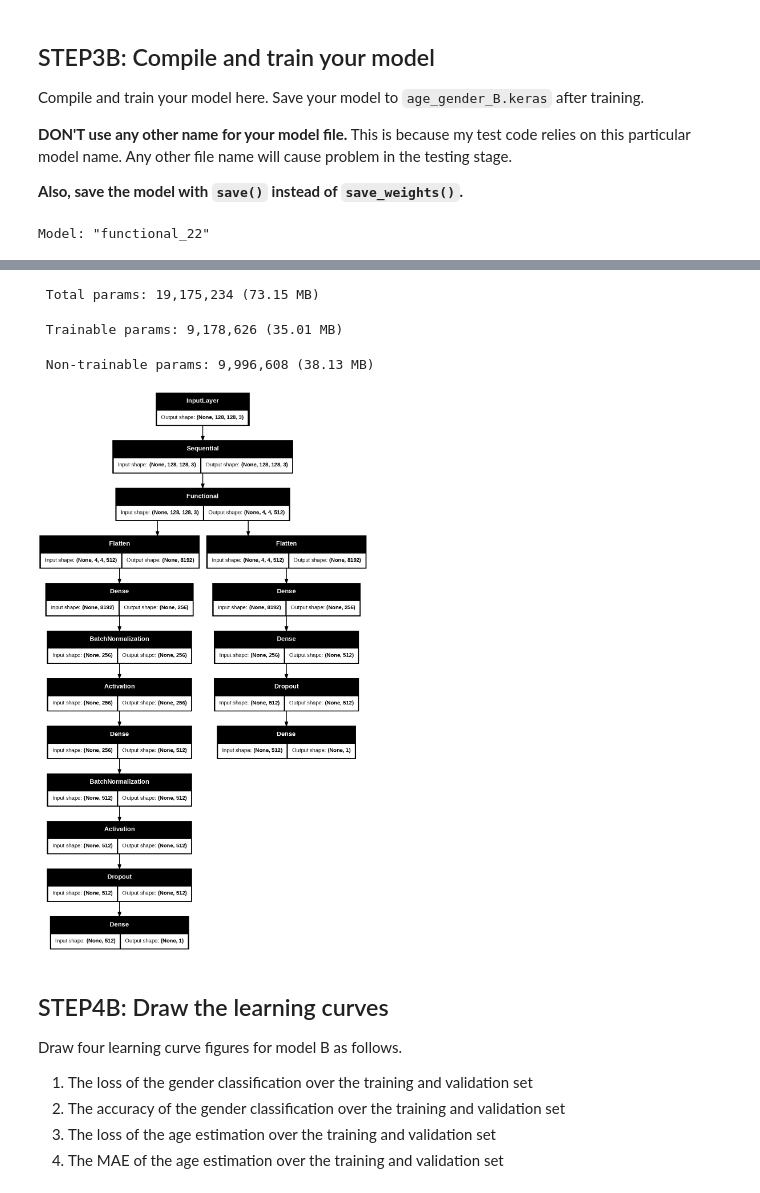
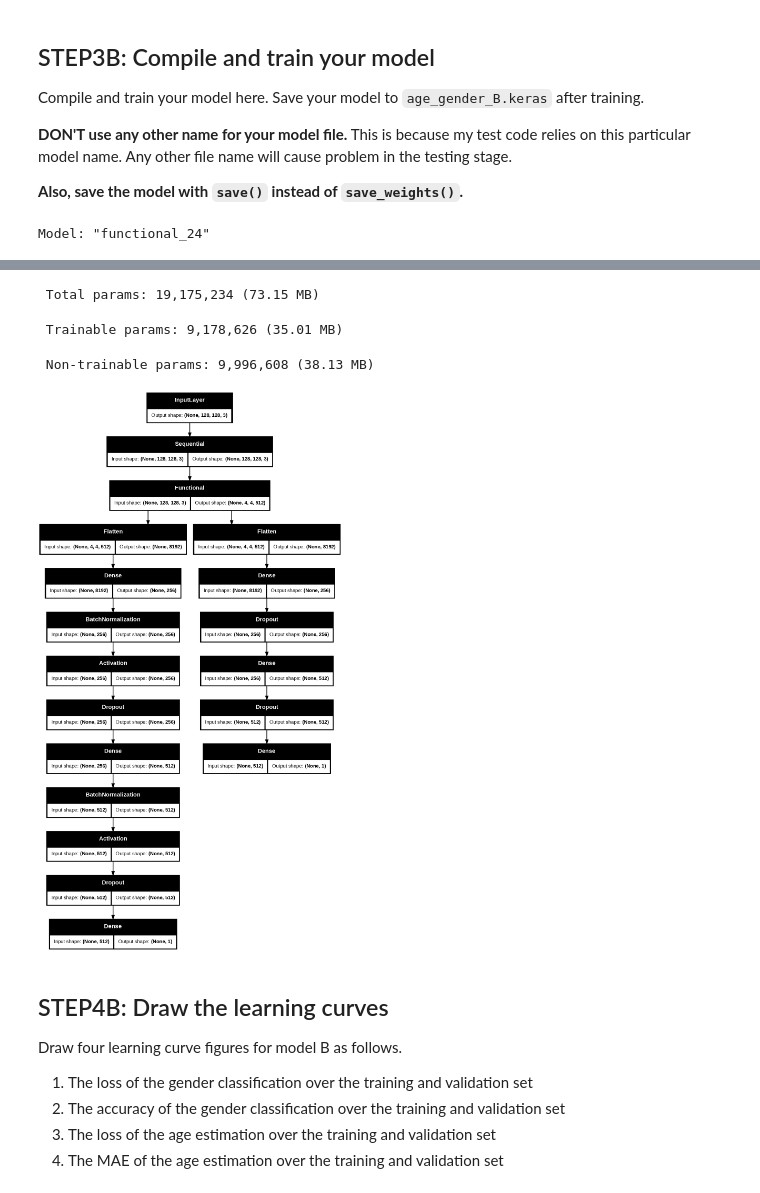
Before and after one commit to omarriyaz/age_gender_estimation_CNN, a Jupyter notebook: age_gender_submit.ipynb, the cells around one changed output, grey strips where cells are left out. Saved outputs shown, nothing was run; the diff lists cells and outputs as text; code cells hidden in the pictures.

Commit message:
BETTER GRAPHS V2

```diff
--- a/age_gender_submit.ipynb
+++ b/age_gender_submit.ipynb
@@ -502,6 +502,10 @@ age = layers.Flatten()(shared_layer)
 
 # Dense layers for Gender
 gender = Dense(256, use_bias=False, kernel_regularizer=l2(0.001), activation = 'relu')(gender)
+
+# Dropout for Age
+gender = Dropout(0.3)(gender)
+
 gender = Dense(512, use_bias=False, kernel_regularizer=l2(0.001), activation = 'relu')(gender)
 gender = Dropout(0.5)(gender)
 
@@ -531,7 +535,7 @@ modelB.summary()
 from tensorflow.keras.utils import plot_model
 plot_model(modelB, show_shapes=True,dpi=100)
 # %% [output]
-Model: "functional_22"
+Model: "functional_24"
 ┏━━━━━━━━━━━━━━━━━━━━━━━━━━━┳━━━━━━━━━━━━━━━━━━━━━━━━┳━━━━━━━━━━━━━━━━┳━━━━━━━━━━━━━━━━━━━━━━━━┓
 ┃ Layer (type)              ┃ Output Shape           ┃        Param # ┃ Connected to           ┃
 ┡━━━━━━━━━━━━━━━━━━━━━━━━━━━╇━━━━━━━━━━━━━━━━━━━━━━━━╇━━━━━━━━━━━━━━━━╇━━━━━━━━━━━━━━━━━━━━━━━━┩
@@ -551,8 +555,8 @@ Model: "functional_22"
 └───────────────────────────┴────────────────────────┴────────────────┴────────────────────────┘
  Total params: 19,175,234 (73.15 MB)
  Trainable params: 9,178,626 (35.01 MB)
  Non-trainable params: 9,996,608 (38.13 MB)
-[figure, old version]
+[figure, new version]
 # %% [markdown]
 ## STEP4B: Draw the learning curves
 Draw four learning curve figures for model B as follows.
```
Also changed, not shown: parts of 4 cells of this notebook.
